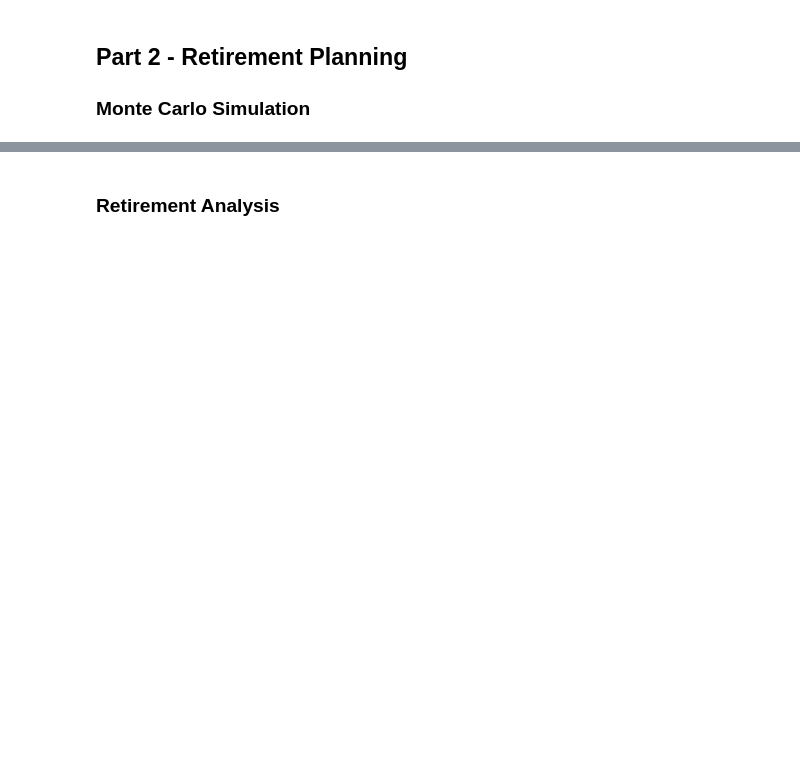
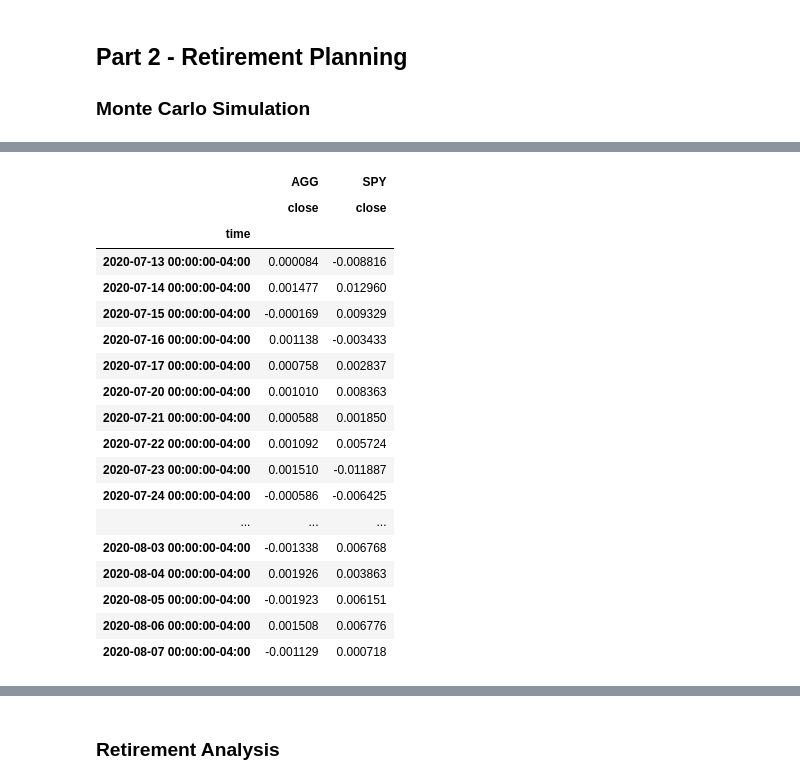
Before and after one commit to CapraRoyale/personal-finance-planning, a Jupyter notebook: financial-planner.ipynb, the cells around one changed output, grey strips where cells are left out. Cells and saved outputs as stored; diff of their text form; code cells hidden in the pictures; blank space fills up the shorter version.

```diff
--- a/financial-planner.ipynb
+++ b/financial-planner.ipynb
@@ -161,6 +190,27 @@ df_stock_data.head()
 # %%
 # Configuring a Monte Carlo simulation to forecast 30 years cumulative returns
-# YOUR CODE HERE!
+five_yr_daily_returns = five_years.pct_change().dropna()
+five_yr_daily_returns.tail(20)
+# %% [output]
+|  | AGG | SPY |
+|  | close | close |
+| time |  |  |
+| 2020-07-13 00:00:00-04:00 | 0.000084 | -0.008816 |
+| 2020-07-14 00:00:00-04:00 | 0.001477 | 0.012960 |
+| 2020-07-15 00:00:00-04:00 | -0.000169 | 0.009329 |
+| 2020-07-16 00:00:00-04:00 | 0.001138 | -0.003433 |
+| 2020-07-17 00:00:00-04:00 | 0.000758 | 0.002837 |
+| 2020-07-20 00:00:00-04:00 | 0.001010 | 0.008363 |
+| 2020-07-21 00:00:00-04:00 | 0.000588 | 0.001850 |
+| 2020-07-22 00:00:00-04:00 | 0.001092 | 0.005724 |
+| 2020-07-23 00:00:00-04:00 | 0.001510 | -0.011887 |
+| 2020-07-24 00:00:00-04:00 | -0.000586 | -0.006425 |
+| ... | ... | ... |
+| 2020-08-03 00:00:00-04:00 | -0.001338 | 0.006768 |
+| 2020-08-04 00:00:00-04:00 | 0.001926 | 0.003863 |
+| 2020-08-05 00:00:00-04:00 | -0.001923 | 0.006151 |
+| 2020-08-06 00:00:00-04:00 | 0.001508 | 0.006776 |
+| 2020-08-07 00:00:00-04:00 | -0.001129 | 0.000718 |
 # %%
 # Printing the simulation input data
 # YOUR CODE HERE!
```
Also changed, not shown: parts of 28 cells of this notebook.
